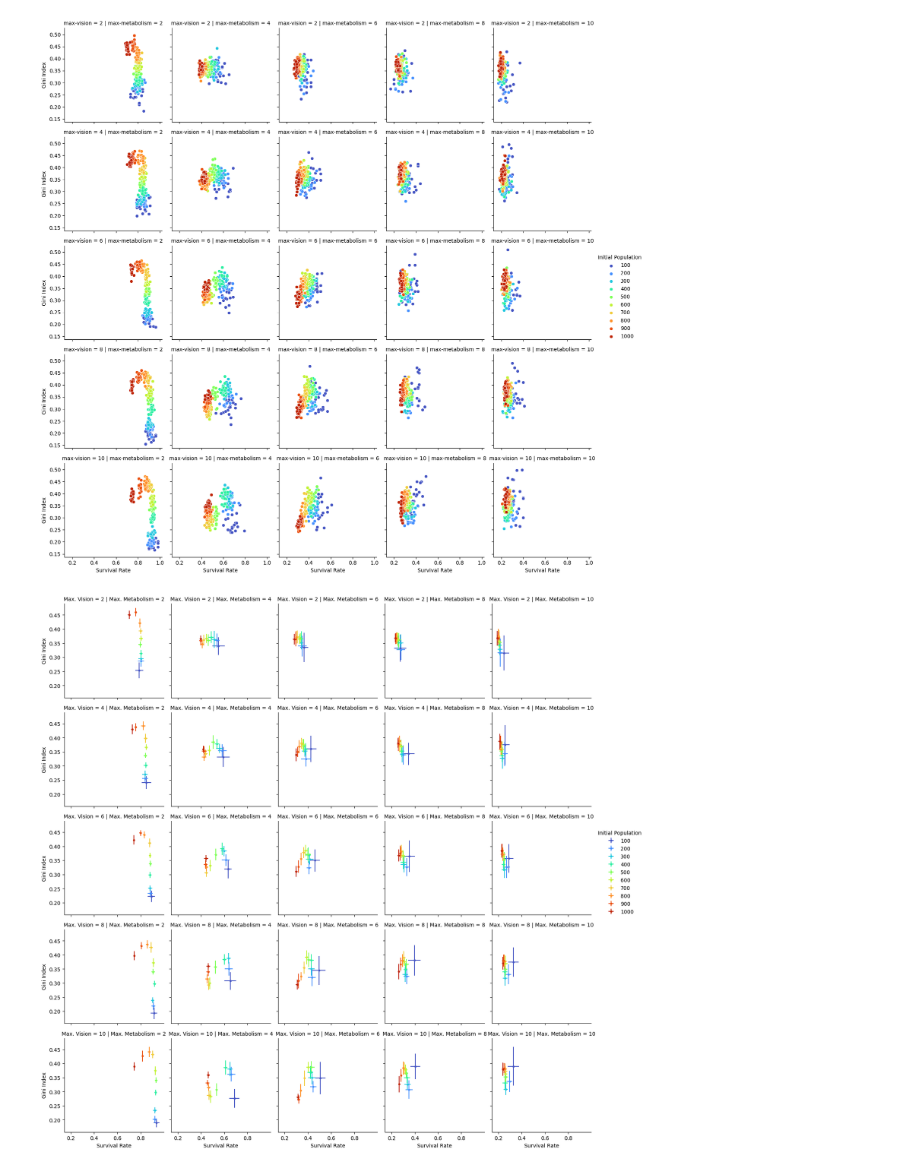
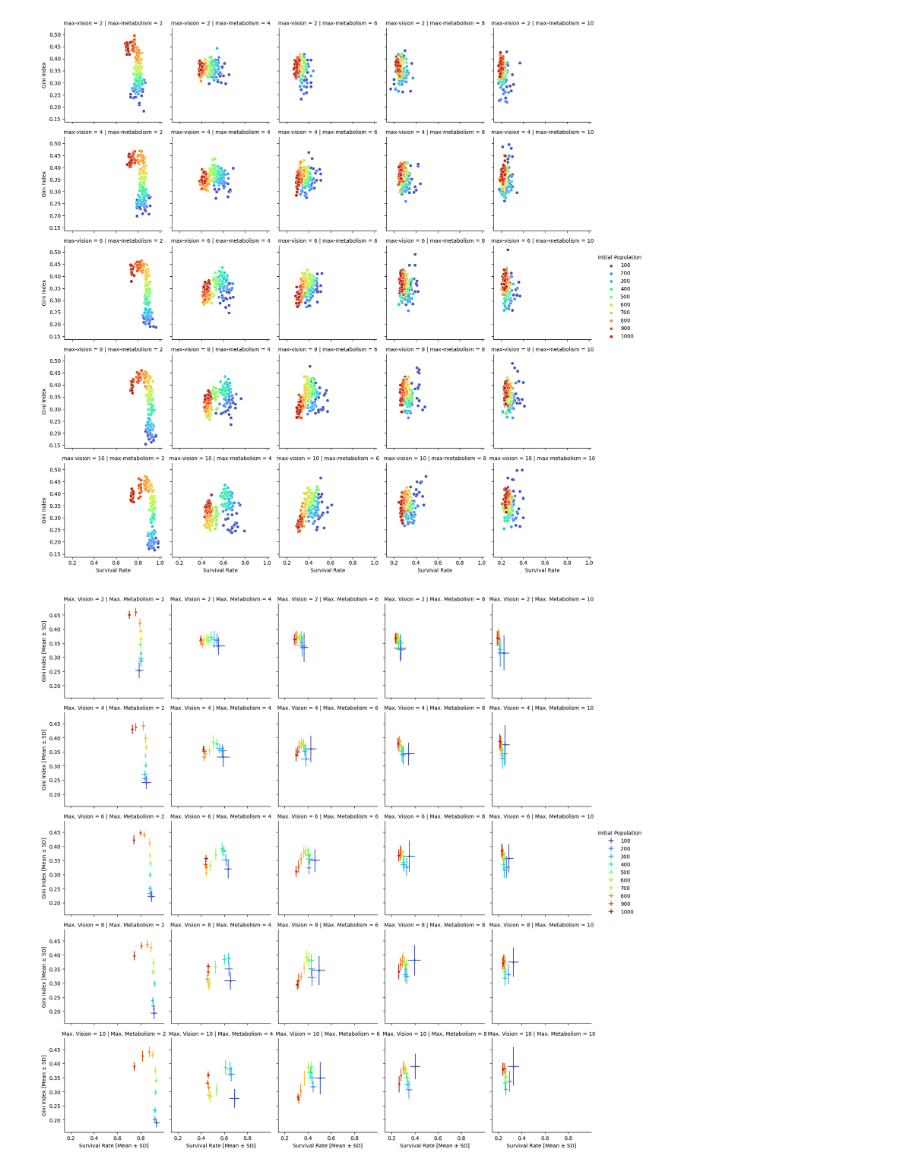
Before and after one commit to sokimura39/ABM_assessment, a Jupyter notebook: assessment_1/create_image.ipynb, the cells around one changed output. Saved outputs shown, nothing was run; the diff lists cells and outputs as text; code cells hidden in the pictures.

```diff
--- a/assessment_1/create_image.ipynb
+++ b/assessment_1/create_image.ipynb
@@ -203,33 +203,33 @@ plt.show()
 # create plot for s2
 
 # init grid
 s2_plot = sns.FacetGrid(
     agg_df[agg_df['Model'] == 'Sugarscape 2'],
     col = 'Max. Metabolism',
     row = 'Max. Vision',
     hue = 'Initial Population',
     palette = 'turbo'
 )
 
 # create scatter plot
 s2_plot.map(
     plt.errorbar,
     'survival-rate_mean',
     'gini-index_mean',
     'gini-index_std',
     'survival-rate_std',
     fmt = 'o',
     markersize = 3
 )
 
 # add legend
 s2_plot.add_legend(title = 'Initial Population')
 
 # set labels
-s2_plot.set_xlabels('Survival Rate')
-s2_plot.set_ylabels('Gini Index')
+s2_plot.set_xlabels('Survival Rate [Mean ± SD]')
+s2_plot.set_ylabels('Gini Index [Mean ± SD]')
 
 # show plot
 plt.savefig('image/r_s2_mvp_gini_survival.png', bbox_inches = 'tight')
 # %% [output]
-[figure, old version]
+[figure, new version]
```
Also changed, not shown: parts of 2 cells of this notebook, 4 other files.
